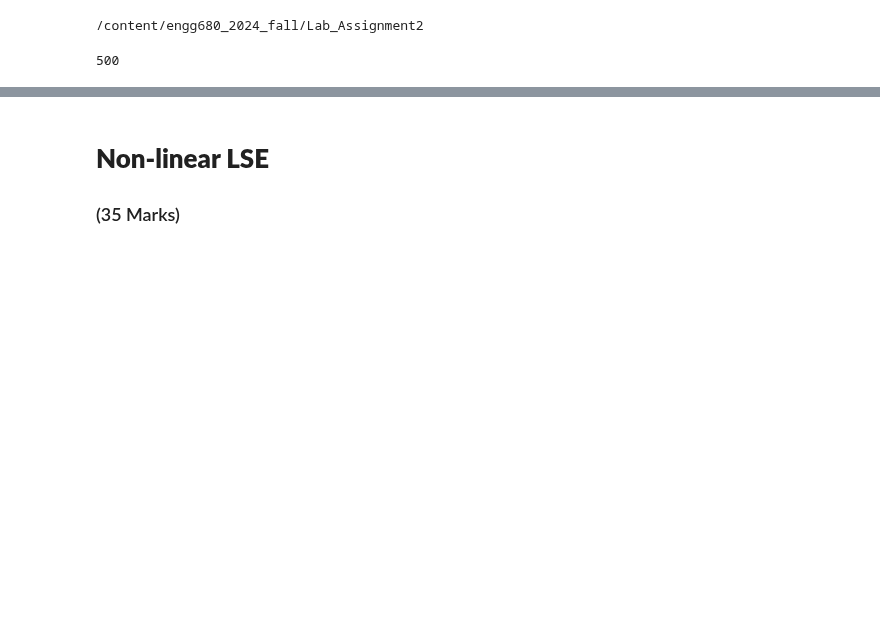
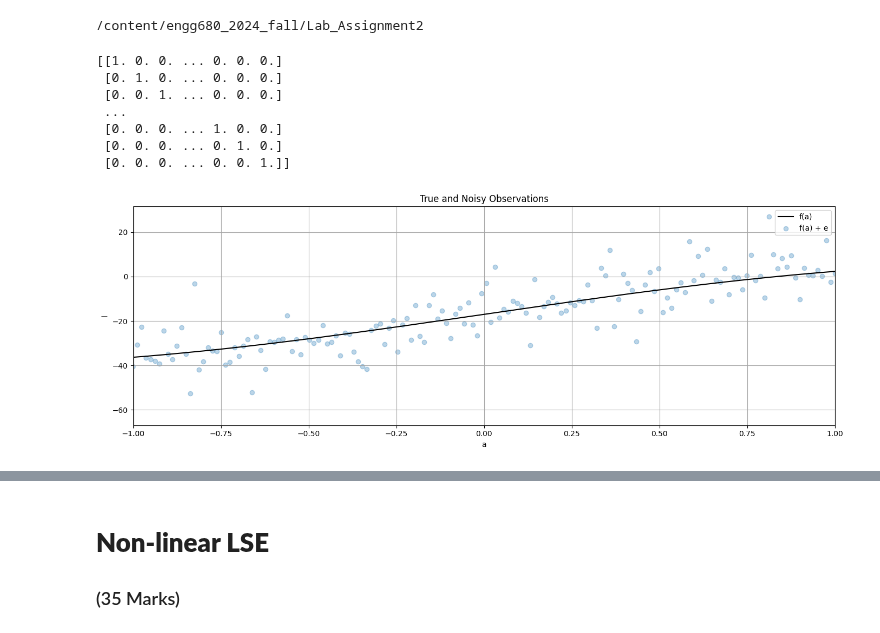
Before and after one commit to paul-dobre/engg680_2024_fall, a Jupyter notebook: Lab_Assignment2/Assignment2.ipynb, the cells around one changed output, grey strips where cells are left out. Drawn from its saved outputs; the diff is of its cells as text; code cells hidden in the pictures; blank space fills up the shorter version.

```diff
--- a/Lab_Assignment2/Assignment2.ipynb
+++ b/Lab_Assignment2/Assignment2.ipynb
@@ -67,31 +77,60 @@ n = len(l)
 # define the observation weight matrix P for LSE as identity matrix
 # identity weight matrix simply means the observations will be unweighted in the following LSE
 # (1 mark)
-P = #...
+
+#Identity weight matrix
+P = np.identity(n)
 
 # define the range of function input(i.e., constants a), from start to end; and the numerical array of a
 start = -1* np.pi
 end = np.pi
 a = np.linspace(start, end, n)
 # %% [output]
-500
+[[1. 0. 0. ... 0. 0. 0.]
+ [0. 1. 0. ... 0. 0. 0.]
+ [0. 0. 1. ... 0. 0. 0.]
+ ...
+ [0. 0. 0. ... 1. 0. 0.]
+ [0. 0. 0. ... 0. 1. 0.]
+ [0. 0. 0. ... 0. 0. 1.]]
 # %%
 # step 4
 # use the matplotlib to plot the true and noisy observations together in one single figure
 # use scatter for noisy observation plotting
 # for the true observation, label it as "f(a)"" and set color as 'k'
 # for the noisy observation scatter plot, label it as "f(a) + e", set color as 'tab:blue', set marker as 'o' and set alpha as 0.3
 # include proper axis labels, legend and title
 # scale the range of x-axis to be -1 to 1
 # keep this format for the rest of the plots in this lab assignment
 # (2 marks)
 
 fig, ax = plt.subplots(nrows=1, ncols=1, figsize=(14, 5))
 
-# ...
+#True observations plot labelled as "f(a)" and color as 'k'
+ax.plot(a, l_true, label="f(a)", color='k')
+
+#Noisy observations scatter plot with labelled as "f(a) + e", color as 'tab:blue', marker as 'o', and alpha as 0.3
+ax.scatter(a, l, label="f(a) + e", color='tab:blue', marker= 'o', alpha = 0.3)
+
+#Set axis lablels
+ax.set_xlabel('a') #x-axis label
+ax.set_ylabel('l') #y-axis label
+
+#Set axis range (-1 to 1)
+ax.set_xlim(-1, 1)
+
+#Plot title
+ax.set_title('True and Noisy Observations')
+
+#Plot legend
+ax.legend()
 
 ax.grid(True, which='both',ls='-',color='0.65')
 fig.tight_layout()
+
+plt.show()
+# %% [output]
+[figure, added]
 # %%
 # step 5
 # define a curve fitting function named fit_polynomial_curve
```
Also changed, not shown: parts of 3 cells of this notebook.
